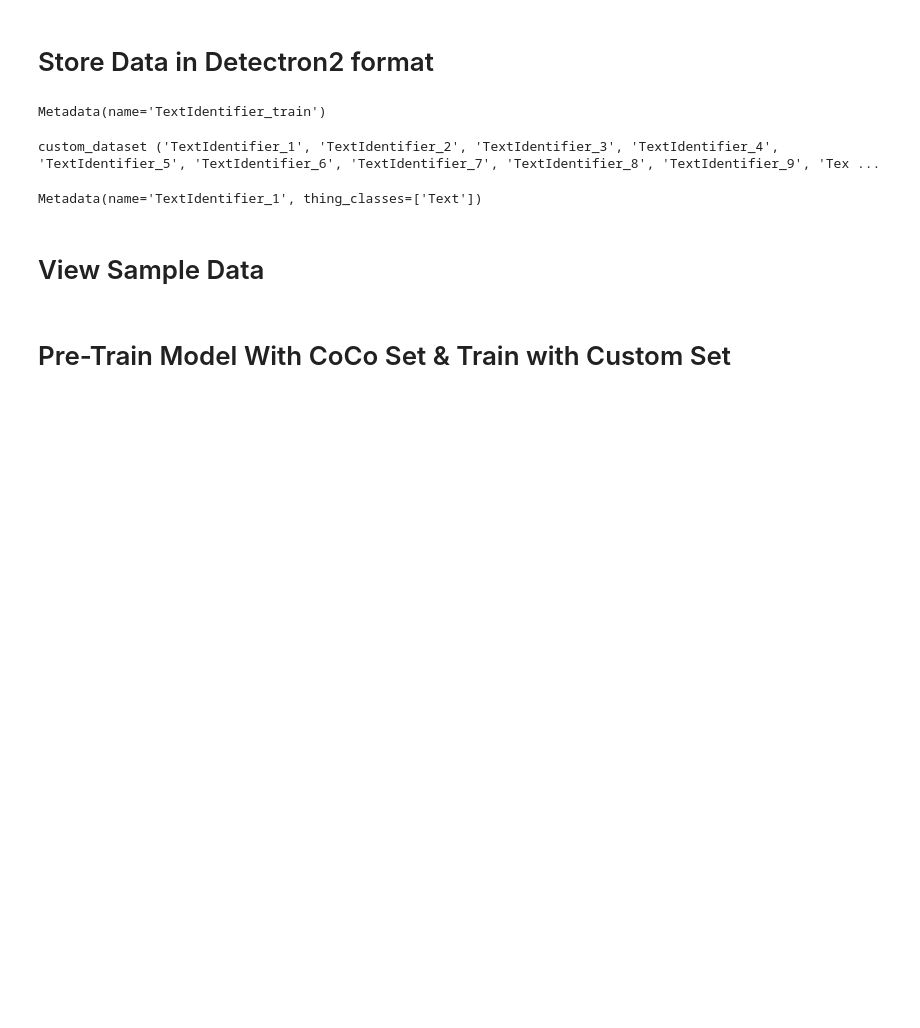
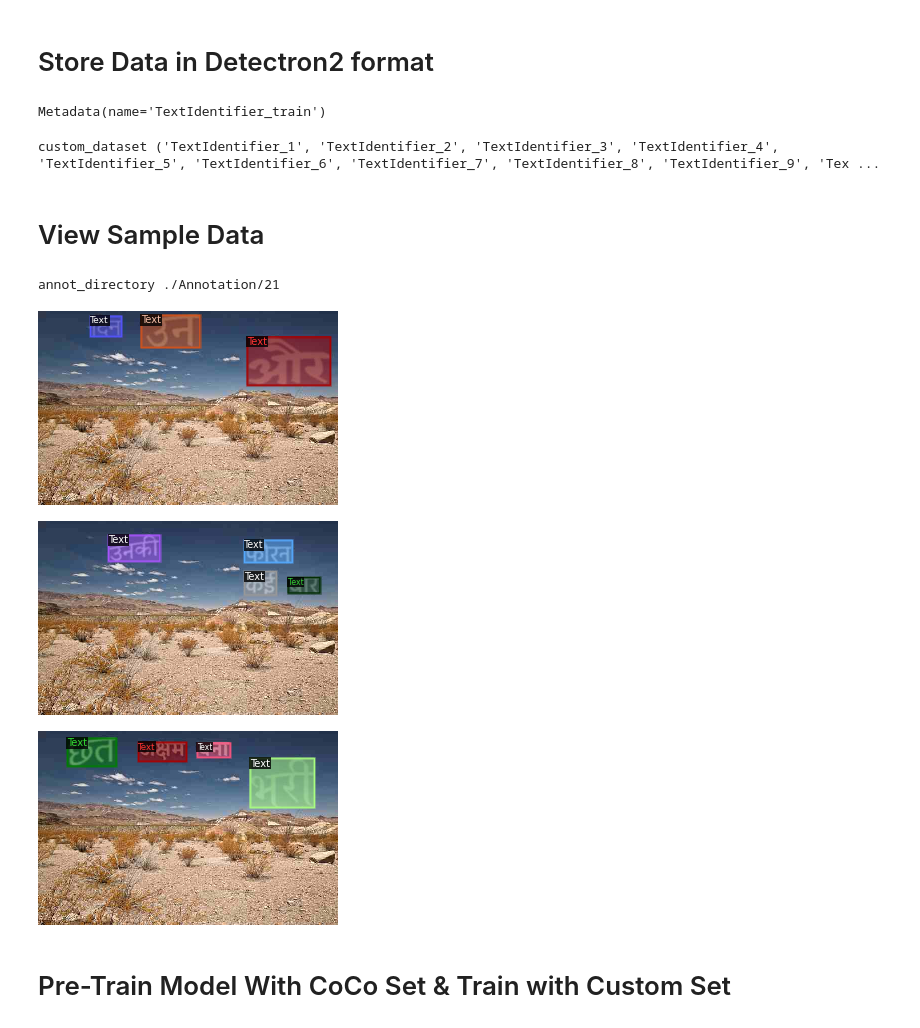
Before and after one commit to abhiraman/Capstone_Project, a Jupyter notebook: Text_Detection_Detectron2.ipynb, the cells around one changed output. Saved outputs shown, nothing was run; the diff lists cells and outputs as text; code cells hidden in the pictures; blank space fills up the shorter version.

```diff
--- a/Text_Detection_Detectron2.ipynb
+++ b/Text_Detection_Detectron2.ipynb
@@ -95,11 +95,14 @@ Drive already mounted at /gdrive; to attempt to forcibly remount, call drive.mou
 # %%
 from detectron2.structures import BoxMode
 
-def get_text_dicts(img_dir,annot_directory):
+def get_text_dicts(img_dir,annot_directory,view_data = False):
     print("annot_directory",annot_directory)
 
-    ## read a text File ##
-    all_text_files = os.listdir(annot_directory)
+     ## read a text File ##
+    if view_data:
+      all_text_files = os.listdir(annot_directory)[:4]
+    else:
+      all_text_files = os.listdir(annot_directory)[0:100]
     #print("all_text_files",all_text_files)
 
     dataset_dicts = []
@@ -108,7 +111,10 @@ def get_text_dicts(img_dir,annot_directory):
 
         filename = os.path.join(img_dir, e_file.replace('.txt','.jpg'))
         #print("filename",filename)
-        height, width = cv2.imread(filename).shape[:2]
+        try:
+          height, width = cv2.imread(filename).shape[:2]
+        except:
+          continue
 
         record["file_name"] = filename
         record["image_id"] = e_file.strip('.txt')
@@ -119,6 +125,8 @@ def get_text_dicts(img_dir,annot_directory):
         annot_file_name = os.path.join(annot_directory,e_file)
         with open(annot_file_name,'r') as fh:
             all_lines = fh.readlines()
+
+        fh.close()
         for e_line in all_lines:
          # print(e_line)
           split_list = e_line.split(' ')
@@ -139,11 +157,11 @@ def get_text_dicts(img_dir,annot_directory):
 # %%
-for d in range(1,26):
+for d in range(1,24):
   d = str(d)
-  # ret_dict = get_text_dicts("./Images/"+d,"./Annotation/"+d)
-  # print("ret_dict",ret_dict)
-  # print(len(ret_dict))
   DatasetCatalog.register("TextIdentifier_" +d, lambda d=d: get_text_dicts("./Images/"+d,"./Annotation/"+d))
-  MetadataCatalog.get("TextIdentifier_" + d).set(thing_classes=["Text"])
+  MetadataCatalog.get("TextIdentifier_" +d).set(thing_classes=["Text"])
+  # else:
+  #   DatasetCatalog.register("TextIdentifier_" +"Val", lambda d=d: [get_text_dicts("./Images/"+str(e_f),"./Annotation/"+str(e_f)) for e_f in range(d,26)])
+  #   MetadataCatalog.get("TextIdentifier_" +"Val").set(thing_classes=["Text"])
 # %%
 TextIdentifier_meta = MetadataCatalog.get("TextIdentifier_train")
 print(TextIdentifier_meta)
@@ -158,21 +177,21 @@ custom_dataset = tuple(custom_dataset)
 print("custom_dataset",custom_dataset)
 # %% [output]
 custom_dataset ('TextIdentifier_1', 'TextIdentifier_2', 'TextIdentifier_3', 'TextIdentifier_4', 'TextIdentifier_5', 'TextIdentifier_6', 'TextIdentifier_7', 'TextIdentifier_8', 'TextIdentifier_9', 'Tex ...
-# %%
-TextIdentifier_1_metadata = MetadataCatalog.get("TextIdentifier_1")
-print(TextIdentifier_1_metadata)
-# %% [output]
-Metadata(name='TextIdentifier_1', thing_classes=['Text'])
 # %% [markdown]
 # View Sample Data
 # %%
-d = str(np.random.randint(1,25))
-TextIdentifier_MData = MetadataCatalog.get("TextIdentifier_"+d)
-dataset_dicts = get_text_dicts("./Images/"+d,"./Annotation/"+d)
+dd = str(np.random.randint(1,25))
+TextIdentifier_MData = MetadataCatalog.get("TextIdentifier_"+dd)
+dataset_dicts = get_text_dicts("./Images/"+dd,"./Annotation/"+dd,view_data=True)
 for d in random.sample(dataset_dicts, 3):
     img = cv2.imread(d["file_name"])
     visualizer = Visualizer(img[:, :, ::-1], metadata=TextIdentifier_MData, scale=0.5)
     out = visualizer.draw_dataset_dict(d)
     cv2_imshow(out.get_image()[:, :, ::-1])
+# %% [output]
+annot_directory ./Annotation/21
+[figure, added]
+[figure, added]
+[figure, added]
 # %% [markdown]
 # Pre-Train Model With CoCo Set & Train with Custom Set
```
Also changed, not shown: parts of 10 cells of this notebook.
